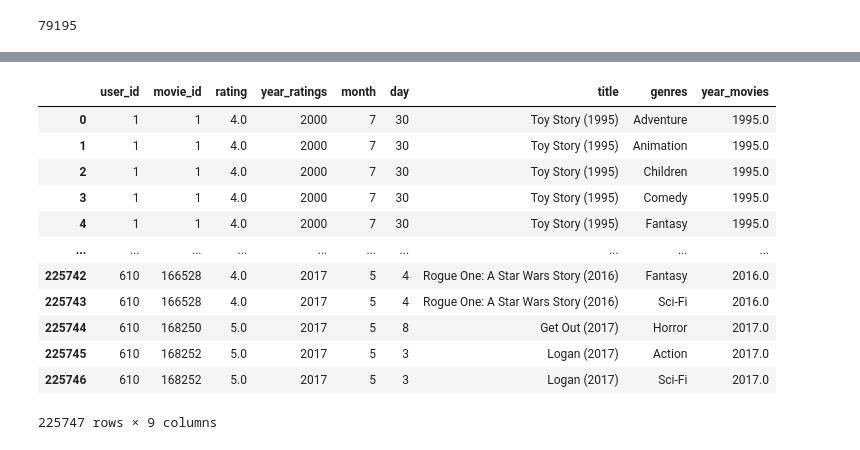
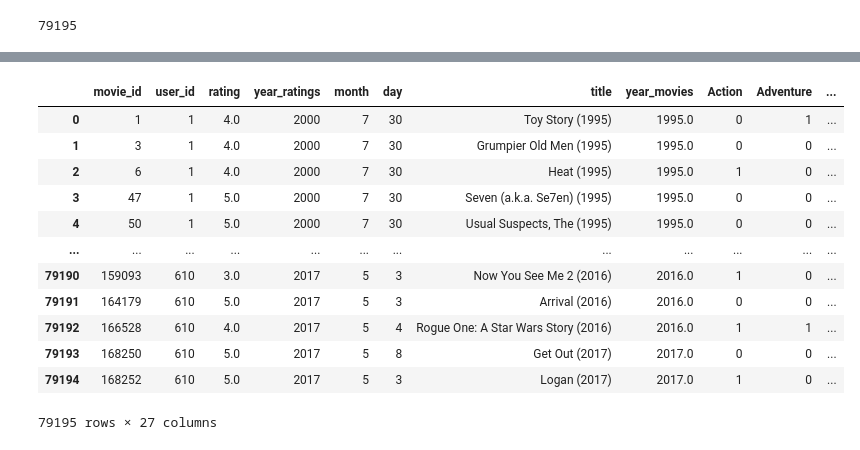
Before and after one commit to josedavidm12/sistemas_recomendacion, a Jupyter notebook: b_exploración.ipynb, the cells around one changed output, grey strips where cells are left out. Saved outputs shown, nothing was run; the diff lists cells and outputs as text; code cells hidden in the pictures.

```diff
--- a/b_exploración.ipynb
+++ b/b_exploración.ipynb
@@ -831,16 +787,16 @@ cur2.fetchall()
-# %%
-df_final
-# %% [output]
-|  | user_id | movie_id | rating | year_ratings | month | day | title | genres | year_movies |
-| 0 | 1 | 1 | 4.0 | 2000 | 7 | 30 | Toy Story (1995) | Adventure | 1995.0 |
-| 1 | 1 | 1 | 4.0 | 2000 | 7 | 30 | Toy Story (1995) | Animation | 1995.0 |
-| 2 | 1 | 1 | 4.0 | 2000 | 7 | 30 | Toy Story (1995) | Children | 1995.0 |
-| 3 | 1 | 1 | 4.0 | 2000 | 7 | 30 | Toy Story (1995) | Comedy | 1995.0 |
-| 4 | 1 | 1 | 4.0 | 2000 | 7 | 30 | Toy Story (1995) | Fantasy | 1995.0 |
-| ... | ... | ... | ... | ... | ... | ... | ... | ... | ... |
-| 225742 | 610 | 166528 | 4.0 | 2017 | 5 | 4 | Rogue One: A Star Wars Story (2016) | Fantasy | 2016.0 |
-| 225743 | 610 | 166528 | 4.0 | 2017 | 5 | 4 | Rogue One: A Star Wars Story (2016) | Sci-Fi | 2016.0 |
-| 225744 | 610 | 168250 | 5.0 | 2017 | 5 | 8 | Get Out (2017) | Horror | 2017.0 |
-| 225745 | 610 | 168252 | 5.0 | 2017 | 5 | 3 | Logan (2017) | Action | 2017.0 |
-| 225746 | 610 | 168252 | 5.0 | 2017 | 5 | 3 | Logan (2017) | Sci-Fi | 2017.0 |
-225747 rows × 9 columns
+# %%
+pd.read_sql("SELECT * from df_final",conn2)
+# %% [output]
+|  | movie_id | user_id | rating | year_ratings | month | day | title | year_movies | Action | Adventure | ... |
+| 0 | 1 | 1 | 4.0 | 2000 | 7 | 30 | Toy Story (1995) | 1995.0 | 0 | 1 | ... |
+| 1 | 3 | 1 | 4.0 | 2000 | 7 | 30 | Grumpier Old Men (1995) | 1995.0 | 0 | 0 | ... |
+| 2 | 6 | 1 | 4.0 | 2000 | 7 | 30 | Heat (1995) | 1995.0 | 1 | 0 | ... |
+| 3 | 47 | 1 | 5.0 | 2000 | 7 | 30 | Seven (a.k.a. Se7en) (1995) | 1995.0 | 0 | 0 | ... |
+| 4 | 50 | 1 | 5.0 | 2000 | 7 | 30 | Usual Suspects, The (1995) | 1995.0 | 0 | 0 | ... |
+| ... | ... | ... | ... | ... | ... | ... | ... | ... | ... | ... | ... |
+| 79190 | 159093 | 610 | 3.0 | 2017 | 5 | 3 | Now You See Me 2 (2016) | 2016.0 | 1 | 0 | ... |
+| 79191 | 164179 | 610 | 5.0 | 2017 | 5 | 3 | Arrival (2016) | 2016.0 | 0 | 0 | ... |
+| 79192 | 166528 | 610 | 4.0 | 2017 | 5 | 4 | Rogue One: A Star Wars Story (2016) | 2016.0 | 1 | 1 | ... |
+| 79193 | 168250 | 610 | 5.0 | 2017 | 5 | 8 | Get Out (2017) | 2017.0 | 0 | 0 | ... |
+| 79194 | 168252 | 610 | 5.0 | 2017 | 5 | 3 | Logan (2017) | 2017.0 | 1 | 0 | ... |
+79195 rows × 27 columns
```
Also changed, not shown: parts of 9 cells of this notebook, 4 other files.
